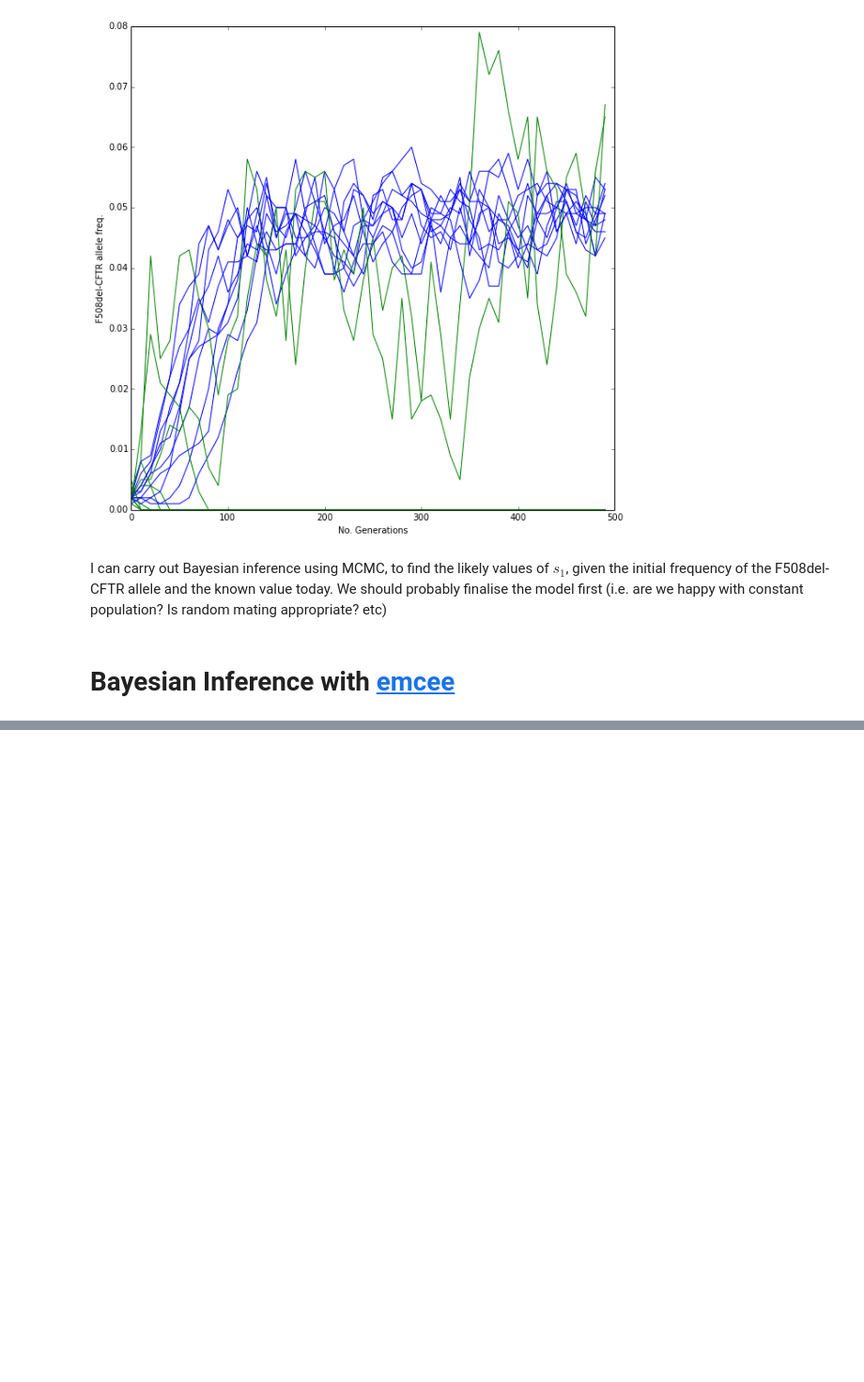
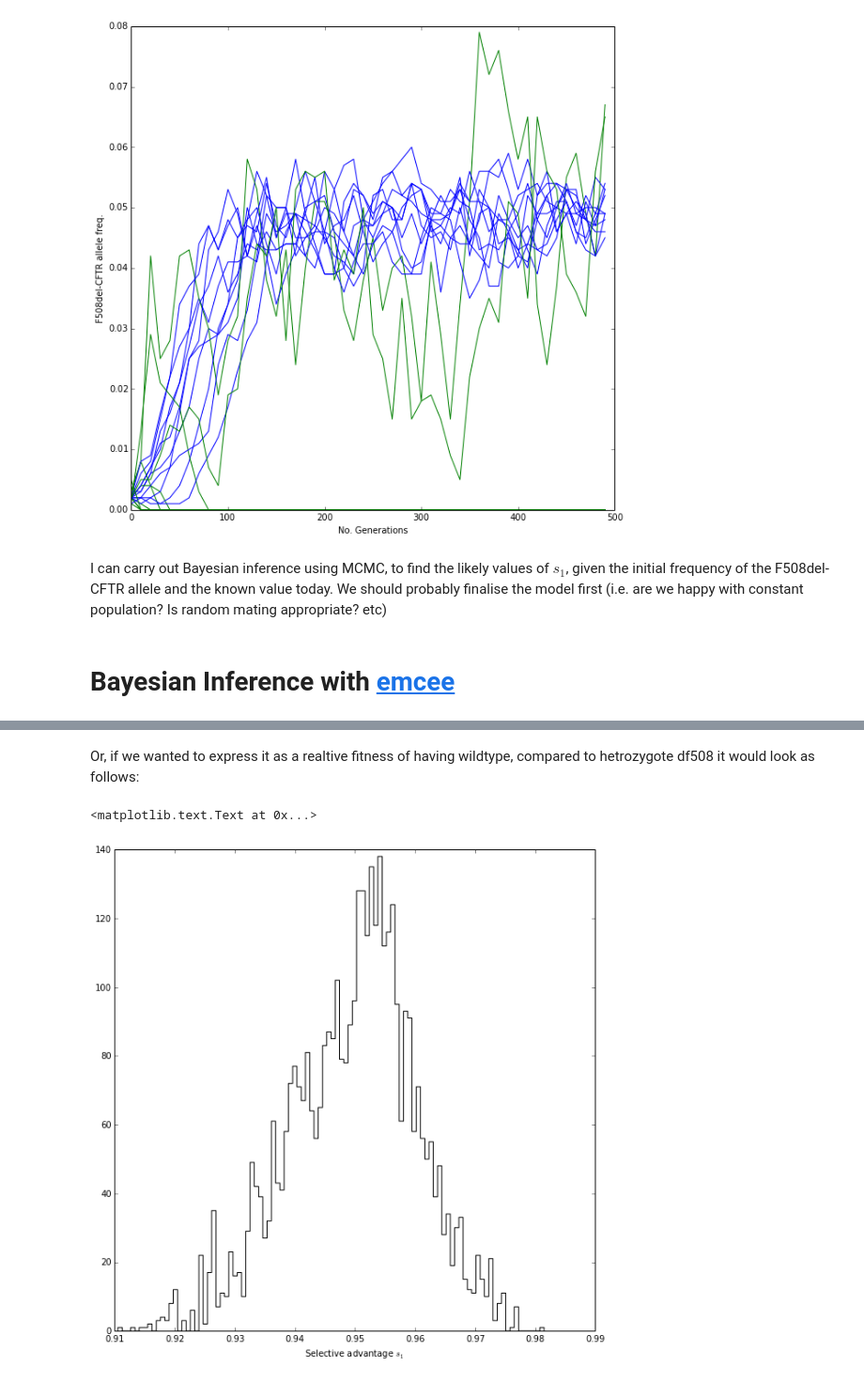
Before and after one commit to pdh21/CFTR_pop_gens, a Jupyter notebook: Simupop_test.ipynb, the cells around one changed output, grey strips where cells are left out. Shown at 94% size. Drawn from its saved outputs; the diff is of its cells as text; code cells hidden in the pictures; blank space fills up the shorter version.

```diff
--- a/Simupop_test.ipynb
+++ b/Simupop_test.ipynb
@@ -192,0 +242,9 @@ sampler.run_mcmc(pos, 1000)
+# %% [markdown]
+Or, if we wanted to express it as a realtive fitness of having wildtype, compared to hetrozygote df508 it would look as follows:
+# %%
+plt.figure(figsize=(10,10))
+plt.hist(1-sampler.flatchain, 100, color="k", histtype="step")
+plt.xlabel(r'Selective advantage $s_1$ ')
+# %% [output]
+<matplotlib.text.Text at 0x...>
+[figure, added]
```
Also changed, not shown: parts of 13 cells of this notebook, 1 other file.
